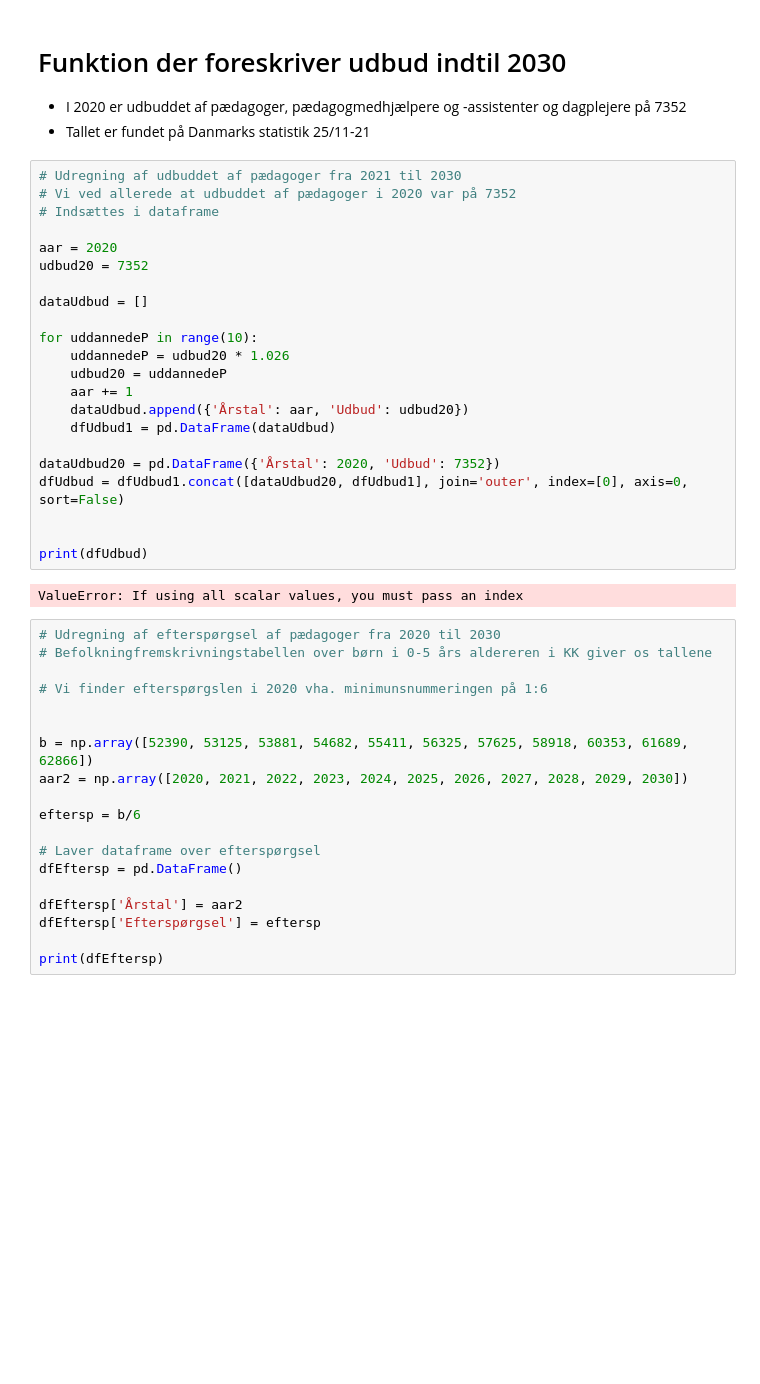
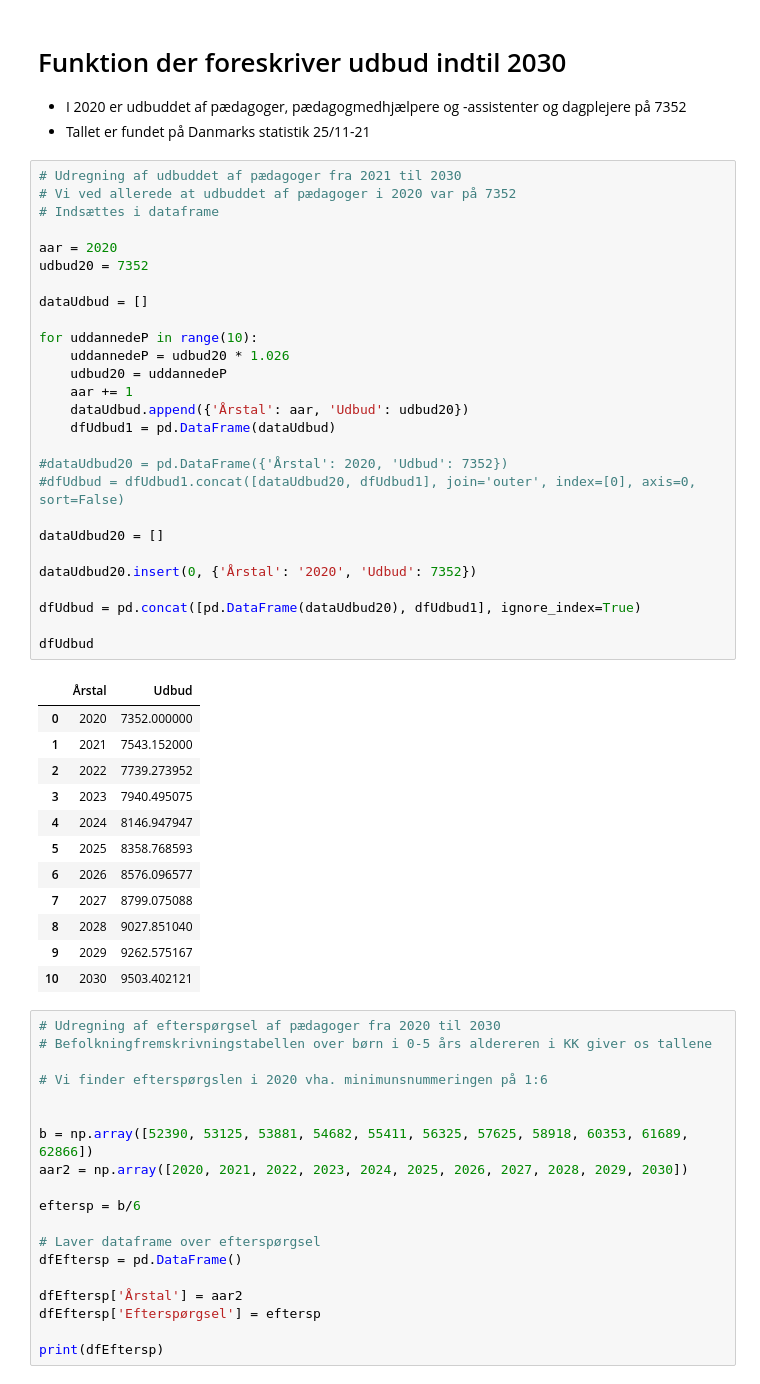
Before and after one commit to MariaSilke/DO21Eksamen, a Jupyter notebook: Normeringer 2.ipynb, the cells around one changed output. Drawn from its saved outputs; the diff is of its cells as text; blank space fills up the shorter version.

```diff
--- a/Normeringer 2.ipynb
+++ b/Normeringer 2.ipynb
@@ -276,27 +276,43 @@ ax.set(xlabel='Årstal', ylabel='Total antal børn 0-6 år i KK', title='Befolkn
 # %%
 # Udregning af udbuddet af pædagoger fra 2021 til 2030
 # Vi ved allerede at udbuddet af pædagoger i 2020 var på 7352
 # Indsættes i dataframe
 
 aar = 2020
 udbud20 = 7352
 
 dataUdbud = []
 
 for uddannedeP in range(10):
     uddannedeP = udbud20 * 1.026
     udbud20 = uddannedeP
     aar += 1
     dataUdbud.append({'Årstal': aar, 'Udbud': udbud20})
     dfUdbud1 = pd.DataFrame(dataUdbud)
 
-dataUdbud20 = pd.DataFrame({'Årstal': 2020, 'Udbud': 7352})
-dfUdbud = dfUdbud1.concat([dataUdbud20, dfUdbud1], join='outer', index=[0], axis=0, sort=False)
+#dataUdbud20 = pd.DataFrame({'Årstal': 2020, 'Udbud': 7352})
+#dfUdbud = dfUdbud1.concat([dataUdbud20, dfUdbud1], join='outer', index=[0], axis=0, sort=False)
 
+dataUdbud20 = []
 
-print(dfUdbud)
+dataUdbud20.insert(0, {'Årstal': '2020', 'Udbud': 7352})
+
+dfUdbud = pd.concat([pd.DataFrame(dataUdbud20), dfUdbud1], ignore_index=True)
+
+dfUdbud
 # %% [output]
-ValueError: If using all scalar values, you must pass an index
+|  | Årstal | Udbud |
+| 0 | 2020 | 7352.000000 |
+| 1 | 2021 | 7543.152000 |
+| 2 | 2022 | 7739.273952 |
+| 3 | 2023 | 7940.495075 |
+| 4 | 2024 | 8146.947947 |
+| 5 | 2025 | 8358.768593 |
+| 6 | 2026 | 8576.096577 |
+| 7 | 2027 | 8799.075088 |
+| 8 | 2028 | 9027.851040 |
+| 9 | 2029 | 9262.575167 |
+| 10 | 2030 | 9503.402121 |
 # %%
 # Udregning af efterspørgsel af pædagoger fra 2020 til 2030
 # Befolkningfremskrivningstabellen over børn i 0-5 års aldereren i KK giver os tallene
```
Also changed, not shown: parts of 2 cells of this notebook.
